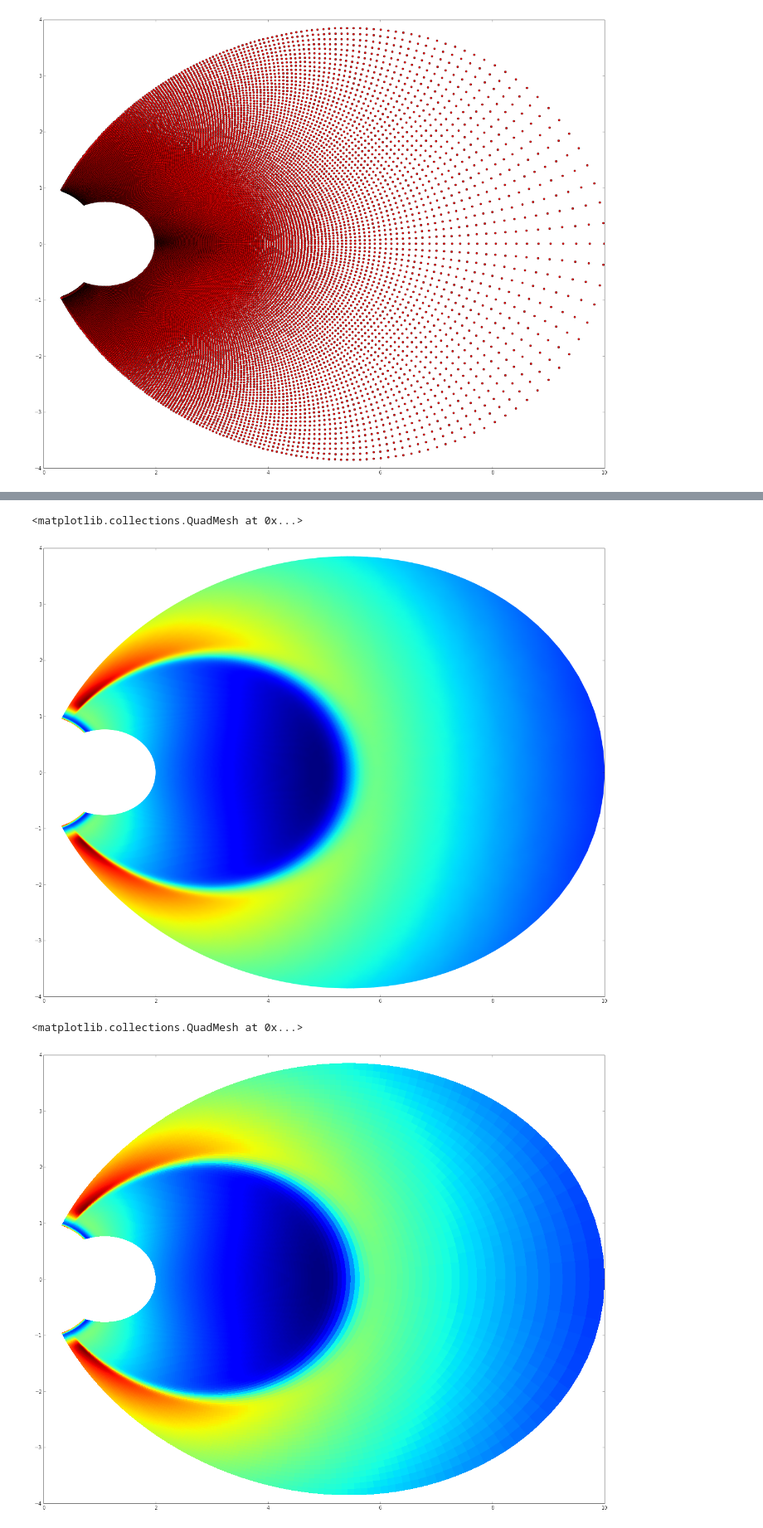
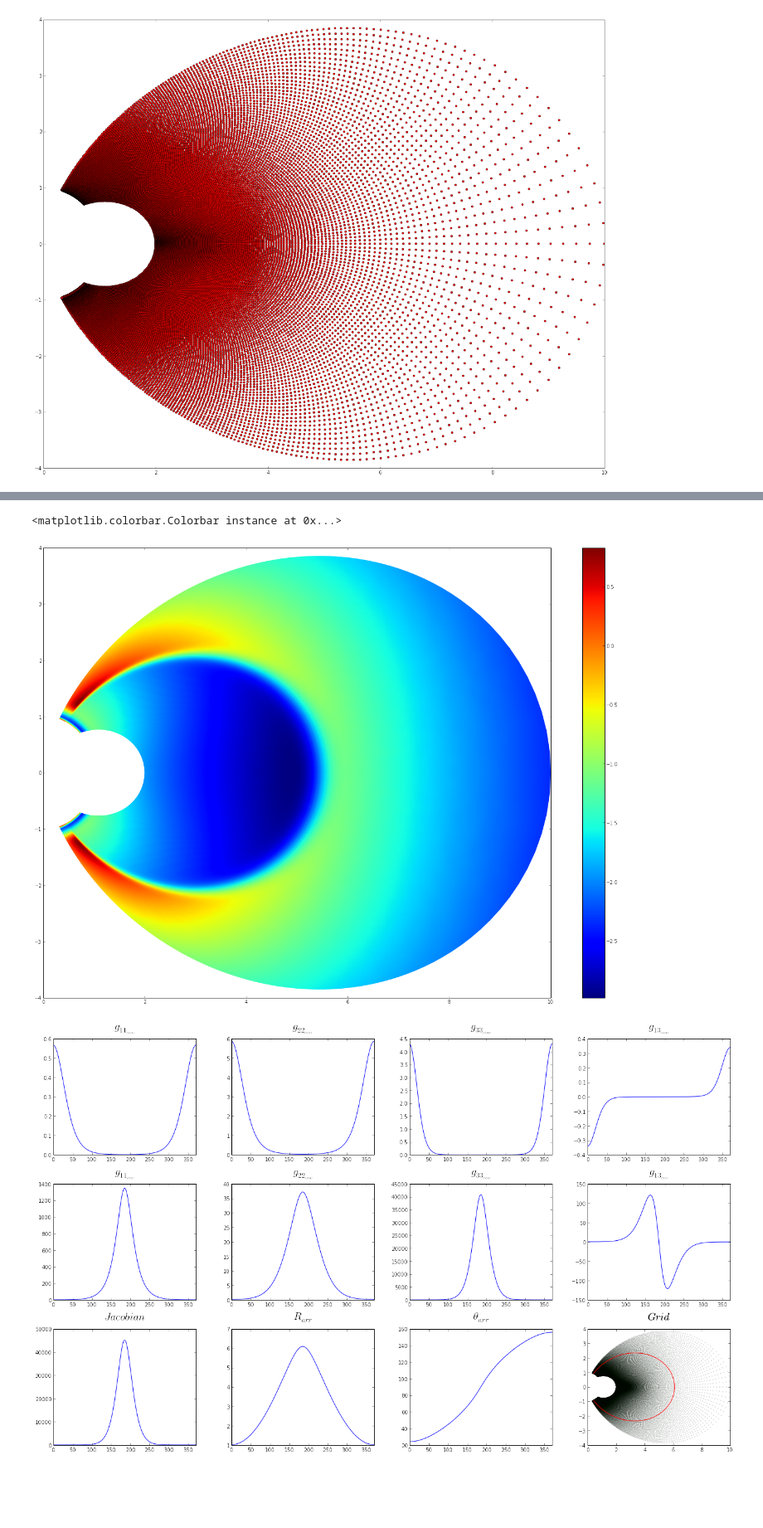
Before and after one commit to sciff90/mhd2d, a Jupyter notebook: python/mhd2d_plot_test.ipynb, the cells around one changed output, grey strips where cells are left out. Shown at 83% size. Drawn from its saved outputs; the diff is of its cells as text; code cells hidden in the pictures; blank space fills up the shorter version.

```diff
--- a/python/mhd2d_plot_test.ipynb
+++ b/python/mhd2d_plot_test.ipynb
@@ -73,10 +133,55 @@ pcolormesh(x_arr,y_arr,log(va),shading='flat')
 # %%
-pcolormesh(x_arr,y_arr,log(va),shading='gouraud')
+pcolormesh(x_arr,y_arr,log(va_arr),shading='gouraud')
+colorbar()
 # %% [output]
-<matplotlib.collections.QuadMesh at 0x...>
+<matplotlib.colorbar.Colorbar instance at 0x...>
-[figure, old version]
+[figure, new version]
-# %%
-pcolormesh(x_arr,y_arr,log(va),shading='flat')
-# %% [output]
-<matplotlib.collections.QuadMesh at 0x...>
-[figure, removed]
+# %%
+def plot_sub(row,col,xarr,yarr,title,ax_arr,plot_opts):
+    ax_arr[row, col].plot(xarr,yarr,plot_opts)
+    ax_arr[row, col].text(0.5, 1.08, title,
+         horizontalalignment='center',
+         fontsize=20,
+         transform = ax_arr[row,col].transAxes)
+    ax_arr[row,col].set_xlim([np.min(xarr), np.max(xarr)])
+
+
+#plot grid parameters
+Lval=6.0
+Lidx =  min(np.where(r_arr[:,num_u3/2]>=Lval)[0])
+pylab.rcParams['figure.figsize'] = (20, 12)
+
+# Four axes, returned as a 2-d array
+f, axarr = plt.subplots(3, 4)
+
+plot_sub(0,0,u3,gsup11[Lidx,:],r'$g_{11_{con}}$',axarr,'-b')
+plot_sub(0,1,u3,gsup22[Lidx,:],r'$g_{22_{con}}$',axarr,'-b')
+plot_sub(0,2,u3,gsup33[Lidx,:]*dmudx[Lidx,:]**2,r'$g_{33_{con}}$',axarr,'-b')
+plot_sub(0,3,u3,gsup13[Lidx,:]*dmudx[Lidx,:],r'$g_{13_{con}}$',axarr,'-b')
+
+plot_sub(1,0,u3,g11[Lidx,:],r'$g_{11_{cov}}$',axarr,'-b')
+plot_sub(1,1,u3,g22[Lidx,:],r'$g_{22_{cov}}$',axarr,'-b')
+plot_sub(1,2,u3,g33[Lidx,:]/dmudx[Lidx,:]**2,r'$g_{33_{cov}}$',axarr,'-b')
+plot_sub(1,3,u3,g13[Lidx,:]/dmudx[Lidx,:],r'$g_{13_{cov}}$',axarr,'-b')
+
+plot_sub(2,0,u3,Jac[Lidx,:]/dmudx[Lidx,:],r'$Jacobian$',axarr,'-b')
+plot_sub(2,1,u3,r_arr[Lidx,:],r'$R_{arr}$',axarr,'-b')
+plot_sub(2,2,u3,arccos(costh[Lidx,:])*180/pi,r'$\theta_{arr}$',axarr,'-b')
+
+axarr[2, 3].plot(x_arr,y_arr,'og',ms=0.3)
+axarr[2, 3].text(  0.5, 1.08, r'$Grid$',
+                        horizontalalignment='center',
+                        fontsize=20,
+                        transform = axarr[2,3].transAxes)
+axarr[2,3].set_xlim([0, 10])
+
+axarr[2, 3].plot(x_arr[Lidx,:],y_arr[Lidx,:],'-r')
+axarr[2, 3].text(  0.5, 1.08, r'$Grid$',
+                        horizontalalignment='center',
+                        fontsize=20,
+                        transform = axarr[2,3].transAxes)
+
+subplots_adjust(left=0.05, bottom=0.05, right=0.95, top=0.95, wspace=0.25, hspace=0.25)
+f.savefig('../fortran/plots/test.pdf',format='PDF')
+# %% [output]
+[figure, added]
```
Also changed, not shown: parts of 9 cells of this notebook, 13 other files.
